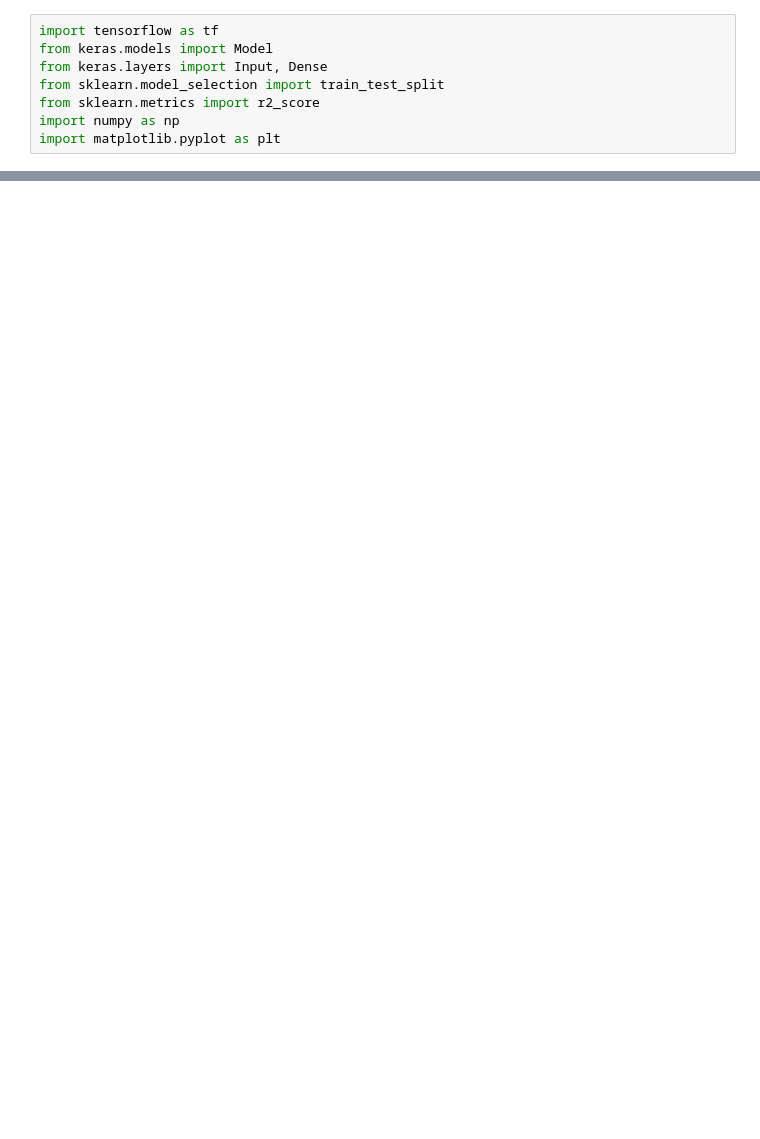
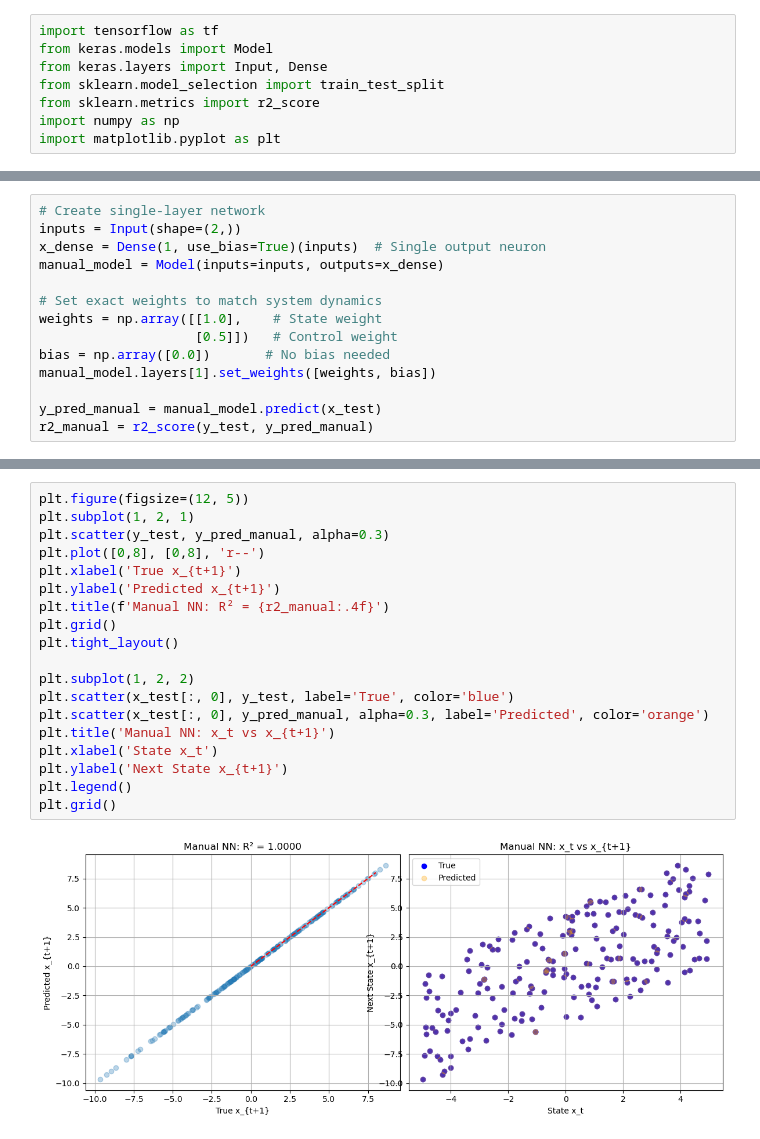
Before and after one commit to Namkhuu/neural-network, a Jupyter notebook: week2.ipynb, the cells around one changed output, grey strips where cells are left out. Saved outputs shown, nothing was run; the diff lists cells and outputs as text; blank space fills up the shorter version.

```diff
--- a/week2.ipynb
+++ b/week2.ipynb
@@ -87,0 +150,14 @@ plt.show()
+# %%
+# Create single-layer network
+inputs = Input(shape=(2,))
+x_dense = Dense(1, use_bias=True)(inputs)  # Single output neuron
+manual_model = Model(inputs=inputs, outputs=x_dense)
+
+# Set exact weights to match system dynamics
+weights = np.array([[1.0],    # State weight
+                    [0.5]])   # Control weight
+bias = np.array([0.0])       # No bias needed
+manual_model.layers[1].set_weights([weights, bias])
+
+y_pred_manual = manual_model.predict(x_test)
+r2_manual = r2_score(y_test, y_pred_manual)
@@ -87,0 +167,21 @@ plt.show()
+# %%
+plt.figure(figsize=(12, 5))
+plt.subplot(1, 2, 1)
+plt.scatter(y_test, y_pred_manual, alpha=0.3)
+plt.plot([0,8], [0,8], 'r--')
+plt.xlabel('True x_{t+1}')
+plt.ylabel('Predicted x_{t+1}')
+plt.title(f'Manual NN: R² = {r2_manual:.4f}')
+plt.grid()
+plt.tight_layout()
+
+plt.subplot(1, 2, 2)
+plt.scatter(x_test[:, 0], y_test, label='True', color='blue')
+plt.scatter(x_test[:, 0], y_pred_manual, alpha=0.3, label='Predicted', color='orange')
+plt.title('Manual NN: x_t vs x_{t+1}')
+plt.xlabel('State x_t')
+plt.ylabel('Next State x_{t+1}')
+plt.legend()
+plt.grid()
+# %% [output]
+[figure, added]
```
Also changed, not shown: parts of 7 cells of this notebook.
